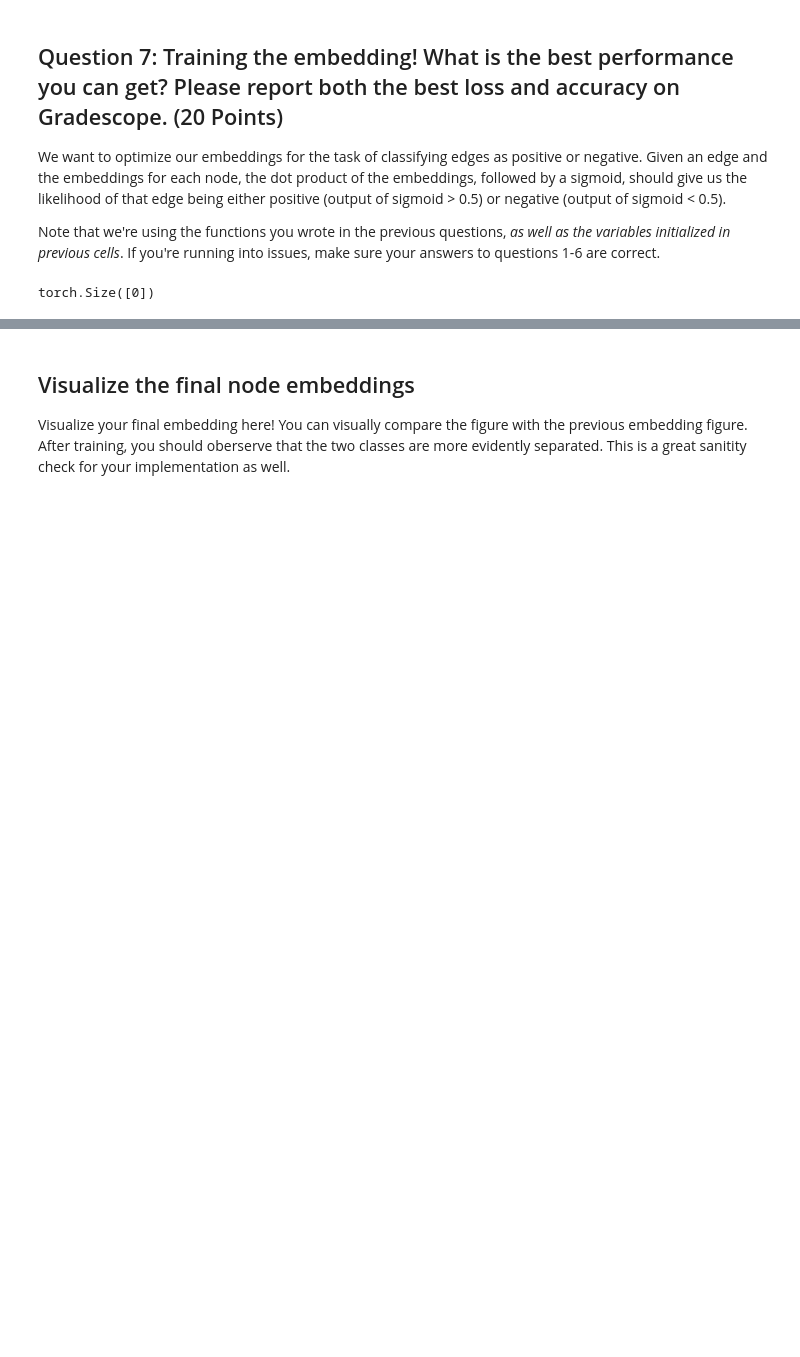
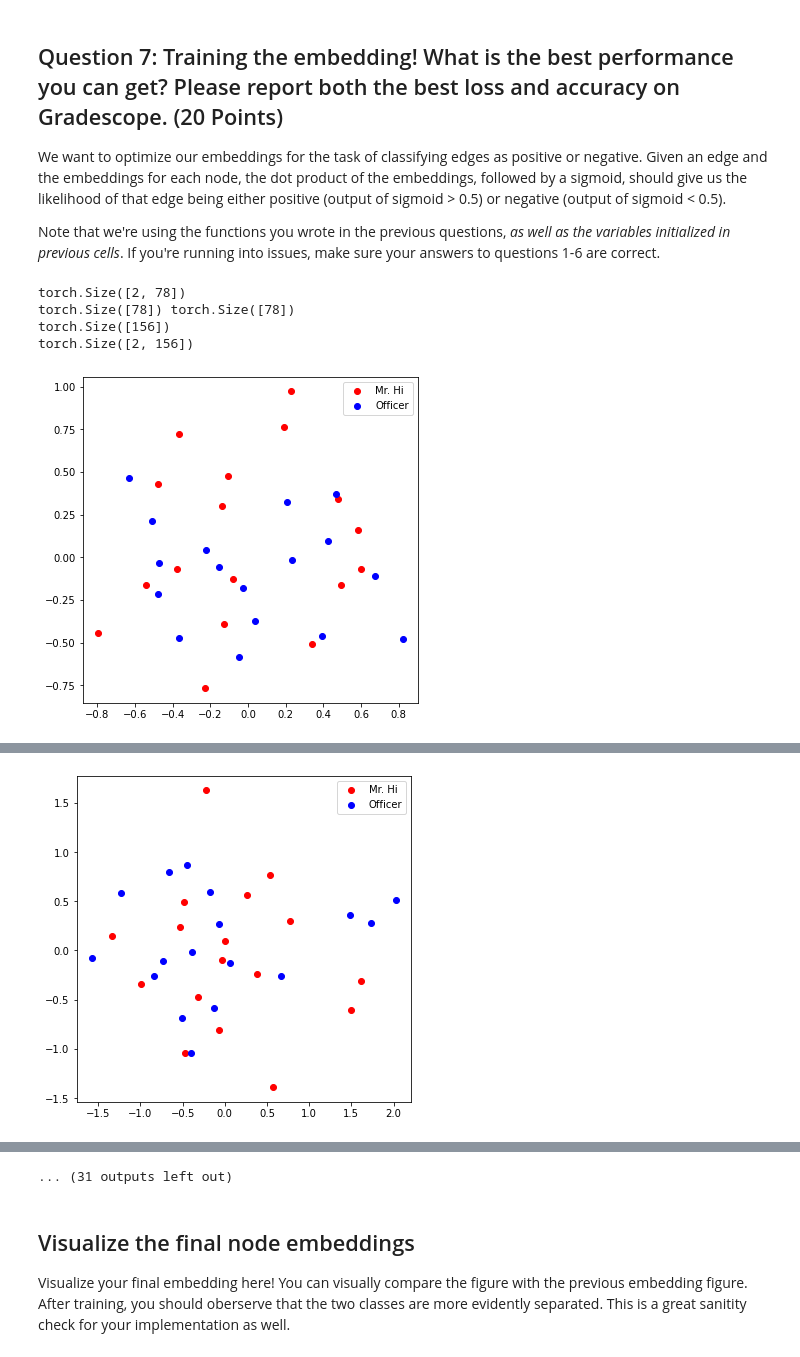
Before and after one commit to venomouscyanide/Graph-Representation-Learning, a Jupyter notebook: assignment1/Colab_1_Submission.ipynb, the cells around one changed output, grey strips where cells are left out. Drawn from its saved outputs; the diff is of its cells as text; code cells hidden in the pictures; blank space fills up the shorter version.

```diff
--- a/assignment1/Colab_1_Submission.ipynb
+++ b/assignment1/Colab_1_Submission.ipynb
@@ -329,13 +351,10 @@ def create_node_emb(num_node=34, embedding_dim=16):
   # the values of num_node and embedding_dim. The weight matrix of returned
   # layer should be initialized under uniform distribution.
 
-  emb = None
+  emb_sample = nn.Embedding(num_embeddings=num_node, embedding_dim=embedding_dim,
+                              _weight=torch.rand(num_node, embedding_dim))
 
-  ############# Your code here ############
-
-  #########################################
-
-  return emb
+  return emb_sample
 
 emb = create_node_emb()
 ids = torch.LongTensor([0, 3])
@@ -394,12 +422,8 @@ def accuracy(pred, label):
   # For example, accuracy 0.82956 will be rounded to 0.8296.
 
   accu = 0.0
-
-  ############# Your code here ############
-
-  #########################################
-
-  return accu
+  machine_prediction = torch.ge(pred, 0.5)
+  return round(int(torch.sum(label == machine_prediction)) / 156 * 100, 4)
 
 def train(emb, loss_fn, sigmoid, train_label, train_edge):
   # TODO: Train the embedding layer here. You can also change epochs and
@@ -407,39 +431,49 @@ def train(emb, loss_fn, sigmoid, train_label, train_edge):
   # (1) Get the embeddings of the nodes in train_edge
   # (2) Dot product the embeddings between each node pair
   # (3) Feed the dot product result into sigmoid
   # (4) Feed the sigmoid output into the loss_fn
   # (5) Print both loss and accuracy of each epoch
   # (6) Update the embeddings using the loss and optimizer
   # (as a sanity check, the loss should decrease during training)
 
-  epochs = 500
+  epochs = 2000
   learning_rate = 0.1
 
   optimizer = SGD(emb.parameters(), lr=learning_rate, momentum=0.9)
-
-  for i in range(epochs):
-
-    ############# Your code here ############
-    pass
-    #########################################
+  for epoch in range(epochs + 1):
+    optimizer.zero_grad()
+    # https://stackoverflow.com/a/61876262
+    prediction = torch.sum(emb(train_edge[0]) * emb(train_edge[1]), dim=-1)
+    prediction = sigmoid(prediction)
+    loss = loss_fn(prediction, train_label)
+    loss.backward()
+    optimizer.step()
+    if epoch % 100 == 0:
+      visualize_emb(emb)
+      print(f"Loss: {loss.item()}, Accuracy: {accuracy(prediction, train_label)}")
 
 loss_fn = nn.BCELoss()
 sigmoid = nn.Sigmoid()
 
 print(pos_edge_index.shape)
 
 # Generate the positive and negative labels
 pos_label = torch.ones(pos_edge_index.shape[1], )
 neg_label = torch.zeros(neg_edge_index.shape[1], )
-
+print(pos_label.shape, neg_label.shape)
 # Concat positive and negative labels into one tensor
 train_label = torch.cat([pos_label, neg_label], dim=0)
 
 # Concat positive and negative edges into one tensor
 # Since the network is very small, we do not split the edges into val/test sets
 train_edge = torch.cat([pos_edge_index, neg_edge_index], dim=1)
+print(train_label.shape)
 print(train_edge.shape)
 
 train(emb, loss_fn, sigmoid, train_label, train_edge)
 # %% [output]
-torch.Size([0])
+torch.Size([2, 78])
+torch.Size([78]) torch.Size([78])
+torch.Size([156])
+torch.Size([2, 156])
+[figure, added]
@@ -446,0 +481 @@ IndexError: ignored
+[figure, added]
@@ -447,3 +490,4 @@ IndexError: ignored
+... (31 outputs left out)
 # %% [markdown]
 ## Visualize the final node embeddings
 Visualize your final embedding here!
```
Also changed, not shown: parts of 16 cells of this notebook.
